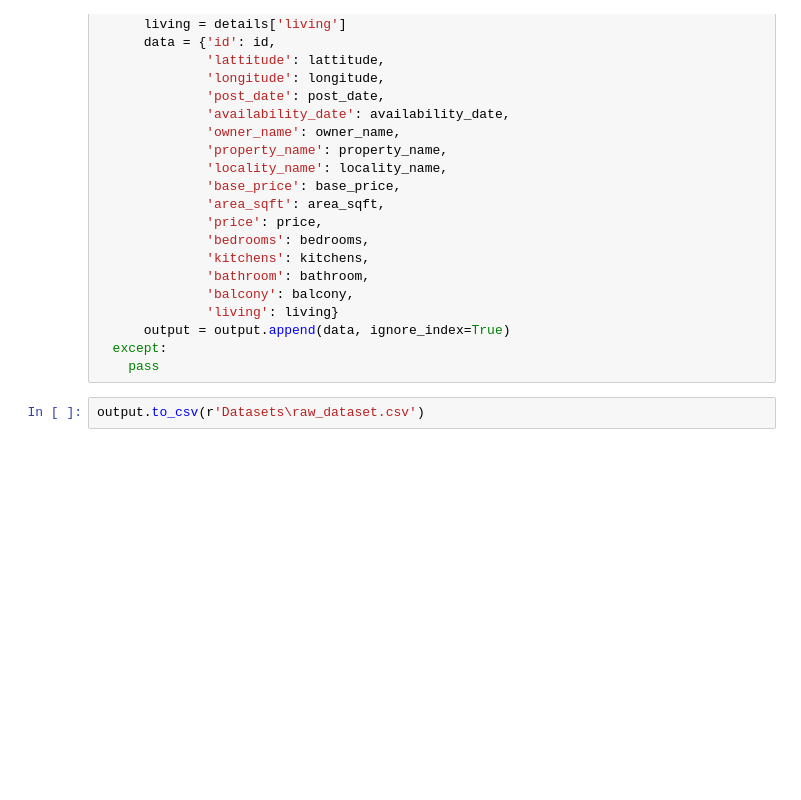
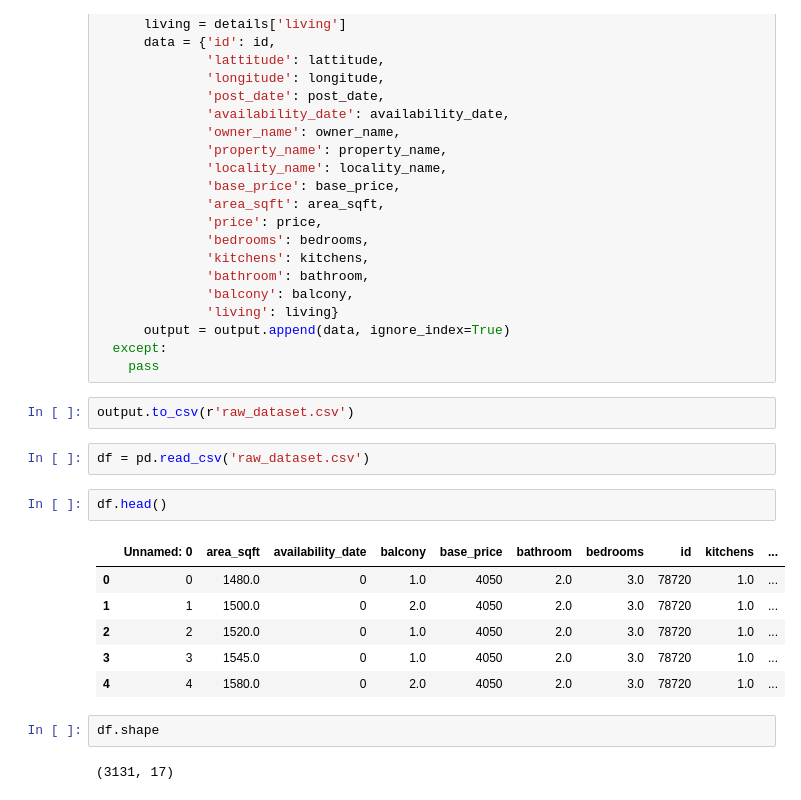
Before and after one commit to 41x3n/Price-Samjho, a Jupyter notebook: Notebooks/Generating_the_Datasets.ipynb, the cells around one changed output. Cells and saved outputs as stored; diff of their text form; blank space fills up the shorter version.

```diff
--- a/Notebooks/Generating_the_Datasets.ipynb
+++ b/Notebooks/Generating_the_Datasets.ipynb
@@ -74,4 +77,19 @@ for id in ID_list:
   except:
     pass
 # %%
-output.to_csv(r'Datasets\raw_dataset.csv')
+output.to_csv(r'raw_dataset.csv')
+# %%
+df = pd.read_csv('raw_dataset.csv')
+# %%
+df.head()
+# %% [output]
+|  | Unnamed: 0 | area_sqft | availability_date | balcony | base_price | bathroom | bedrooms | id | kitchens | ... |
+| 0 | 0 | 1480.0 | 0 | 1.0 | 4050 | 2.0 | 3.0 | 78720 | 1.0 | ... |
+| 1 | 1 | 1500.0 | 0 | 2.0 | 4050 | 2.0 | 3.0 | 78720 | 1.0 | ... |
+| 2 | 2 | 1520.0 | 0 | 1.0 | 4050 | 2.0 | 3.0 | 78720 | 1.0 | ... |
+| 3 | 3 | 1545.0 | 0 | 1.0 | 4050 | 2.0 | 3.0 | 78720 | 1.0 | ... |
+| 4 | 4 | 1580.0 | 0 | 2.0 | 4050 | 2.0 | 3.0 | 78720 | 1.0 | ... |
+# %%
+df.shape
+# %% [output]
+(3131, 17)
```
Also changed, not shown: parts of 24 cells of this notebook.
